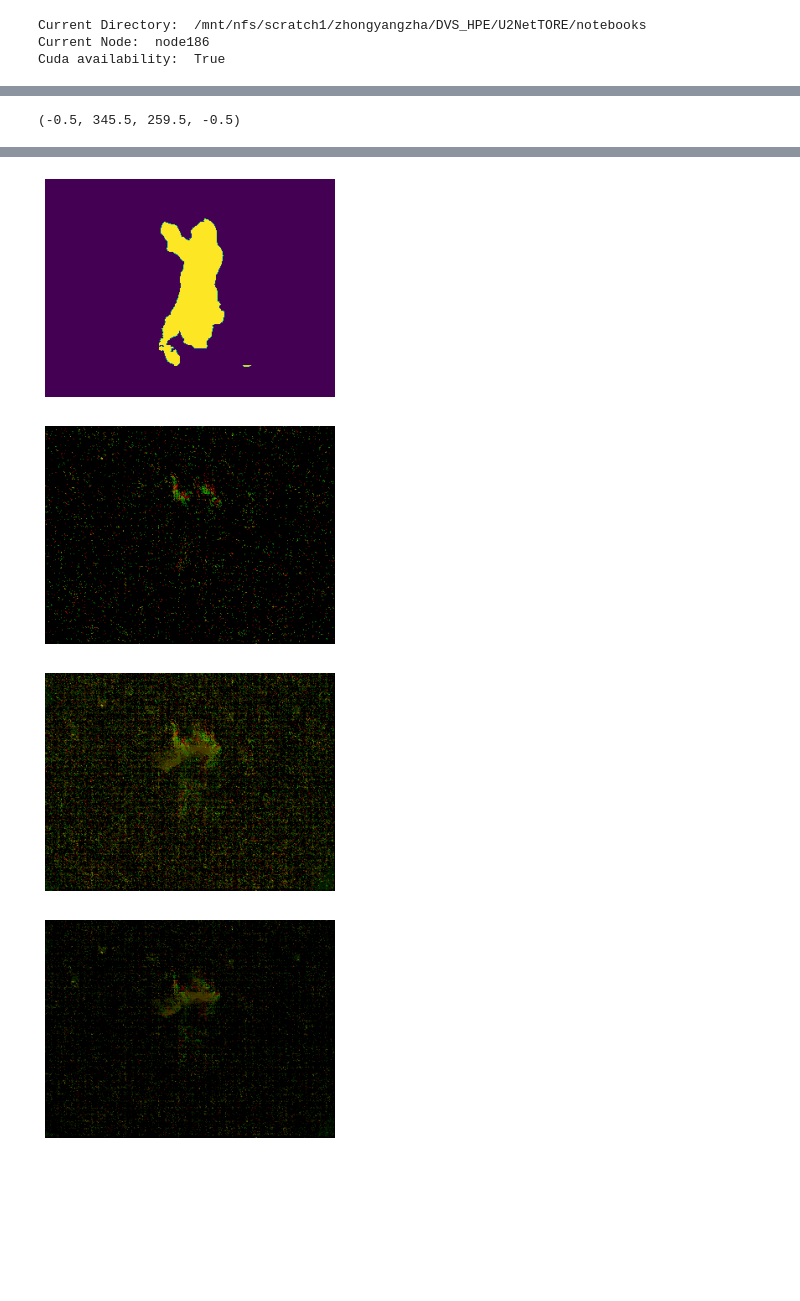
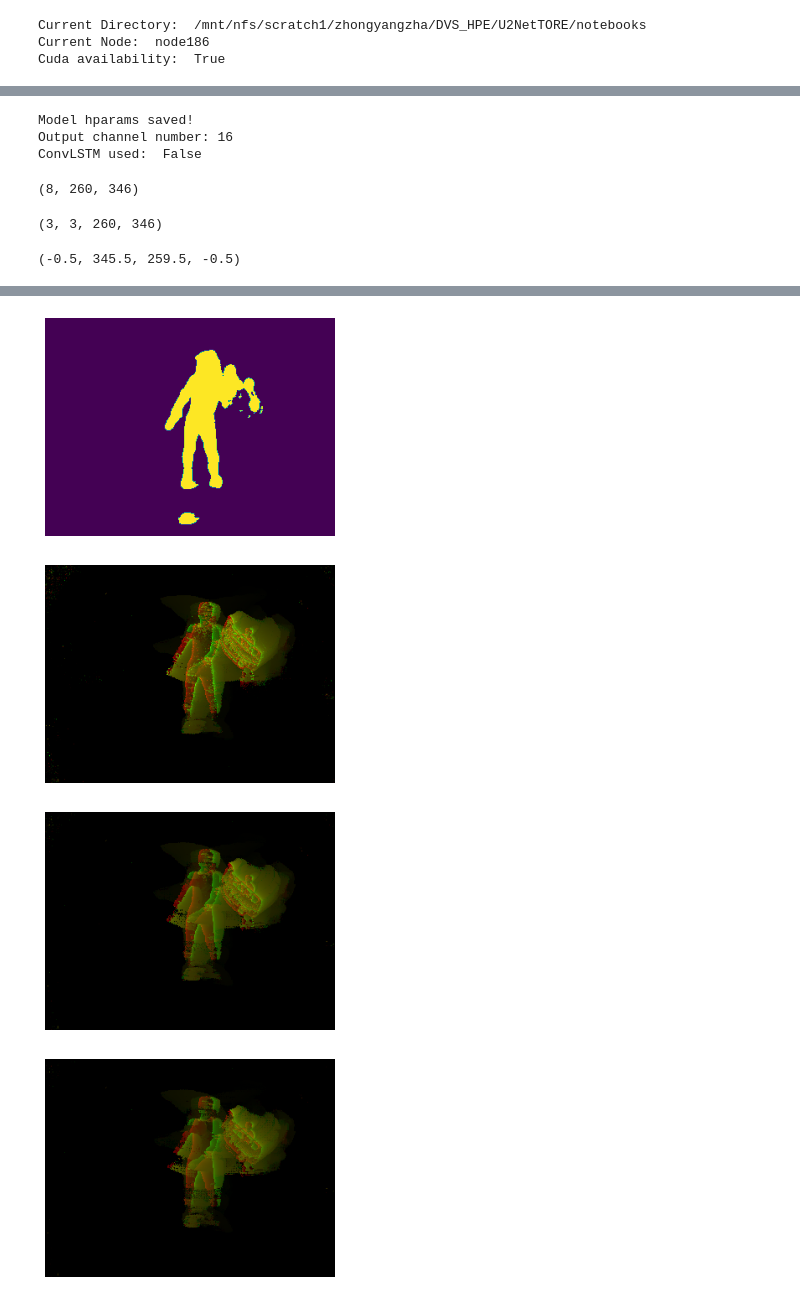
Before and after one commit to EEEEEEYu/U2NetTORE, a Jupyter notebook: notebooks/predict.ipynb, the cells around one changed output, grey strips where cells are left out. Saved outputs shown, nothing was run; the diff lists cells and outputs as text; code cells hidden in the pictures; blank space fills up the shorter version.

```diff
--- a/notebooks/predict.ipynb
+++ b/notebooks/predict.ipynb
@@ -55,10 +59,14 @@ Length of val data:  682282
 device = 'cuda'
 
 # No ConvLSTM
-model_path = get_model_path('05-10-19-14-39')
+model_path = get_model_path('05-10-19-09-40')
 # ConvLSTM used
 # model_path = get_model_path('04-05-18-25')
 
 model = ModelInteface.load_from_checkpoint(model_path)
 model = model.to(device)
 print('ConvLSTM used: ', model.model.use_convlstm)
+# %% [output]
+Model hparams saved!
+Output channel number: 16
+ConvLSTM used:  False
@@ -67,2 +73,6 @@ model.model.use_convlstm
+# %%
+batch[0].shape
+# %% [output]
+(8, 260, 346)
 # %%
 # Using data from loader
@@ -74,25 +84,30 @@ res = model.predict_step(batch[0].to(device), idx)
 del batch
 # %%
 # Using data from folder directly
-idx = 100
-meta_file_path = r'/mnt/nfs/scratch1/zhongyangzha/DVS_HPE/ntore_dataset/ddhp22/S05_SBLL_T0002/meta.json'
+idx = 990
+meta_file_path = r'/mnt/nfs/work1/trahman/zhongyangzha/dvs_hpe/ntore_dataset/ddhp22/S08_DBHL_T0002/meta.json'
 reader = ToreSeqReader(meta_file_path=meta_file_path)
-ntores = torch.zeros(16, 8, 260, 346).float()
-for i in range(16):
-    tore = reader.get_tore_by_index(idx+i)
-    ntore = torch.tensor(gen_tore_plus(tore, percentile=90)).float()
-    ntores[i] = ntore
-res = model.predict_step(ntores.to(device), 10)
+tores = torch.tensor(reader.get_tore_by_index(idx)).float().unsqueeze(0)
+# tores = torch.zeros(16, 6, 260, 346).float()
+# for i in range(16):
+#     tores[i] = torch.tensor(reader.get_tore_by_index(idx+i)).float()
+#     ntore = torch.tensor(gen_tore_plus(tore, percentile=90)).float()
+masks, scores = model.predict_step(tores.to(device), 10)
+# %%
+ntore_to_redgreen(tores.squeeze().cpu().detach().numpy()).shape
+# %% [output]
+(3, 3, 260, 346)
 # %%
-inbatch_idx = 1
-res_binary = np.where(res.cpu().detach().numpy()[inbatch_idx]>0.1,1,0)
-combined_ntore = ntore_to_redgreen(ntores.cpu().detach().numpy()[inbatch_idx]).transpose(0,2,3,1)
+inbatch_idx = 0
+
+mask_binary = np.where(masks[inbatch_idx].cpu().detach().numpy()>0.1,1,0)
+combined_ntore = ntore_to_redgreen(tores.squeeze().cpu().detach().numpy()).transpose(0,2,3,1)
 # res_binary = np.where(res.numpy()>0.1,1,0)[idx]
 plt.figure()
-plt.imshow(torch.sigmoid(res[inbatch_idx]).cpu().detach().numpy())
+plt.imshow(torch.sigmoid(masks[inbatch_idx]).cpu().detach().numpy())
 plt.axis('off')
 plt.figure()
-plt.imshow(res_binary)
+plt.imshow(mask_binary)
 plt.axis('off')
 # plt.figure()
 # plt.imshow(masks[inbatch_idx])
@@ -106,7 +121,9 @@ plt.axis('off')
 plt.figure()
 plt.imshow(combined_ntore[2])
 plt.axis('off')
-
+plt.figure()
+plt.imshow(combined_ntore[0]*mask_binary[...,np.newaxis])
+plt.axis('off')
 # plt.imshow(ntores[inbatch_idx][0].cpu().detach().numpy())
 # plt.figure()
 # plt.imshow(ntores[inbatch_idx][4].cpu().detach().numpy())
@@ -120,4 +137,4 @@ plt.axis('off')
-[figure, old version]
+[figure, new version]
-[figure, old version]
+[figure, new version]
-[figure, old version]
+[figure, new version]
-[figure, old version]
+[figure, new version]
```
Also changed, not shown: parts of 5 cells of this notebook, 2 other files.
